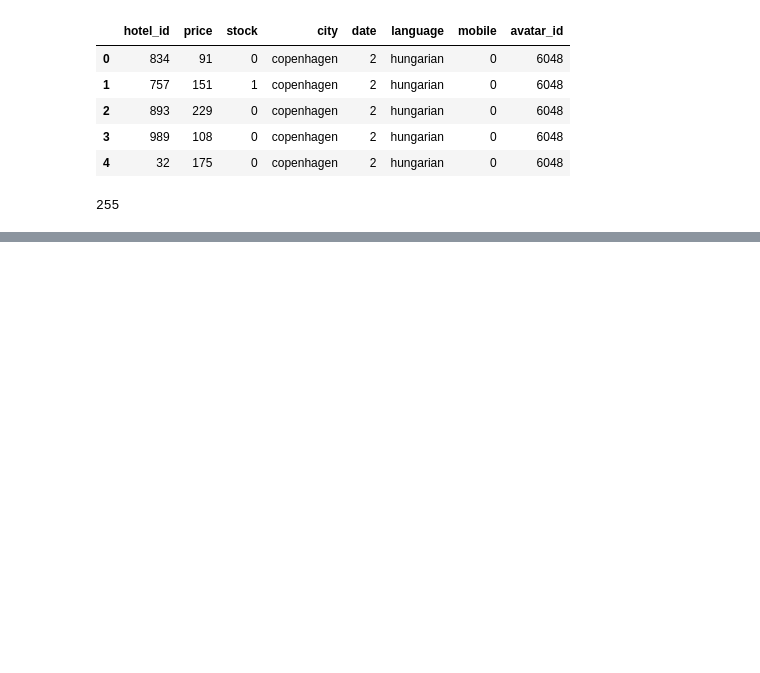
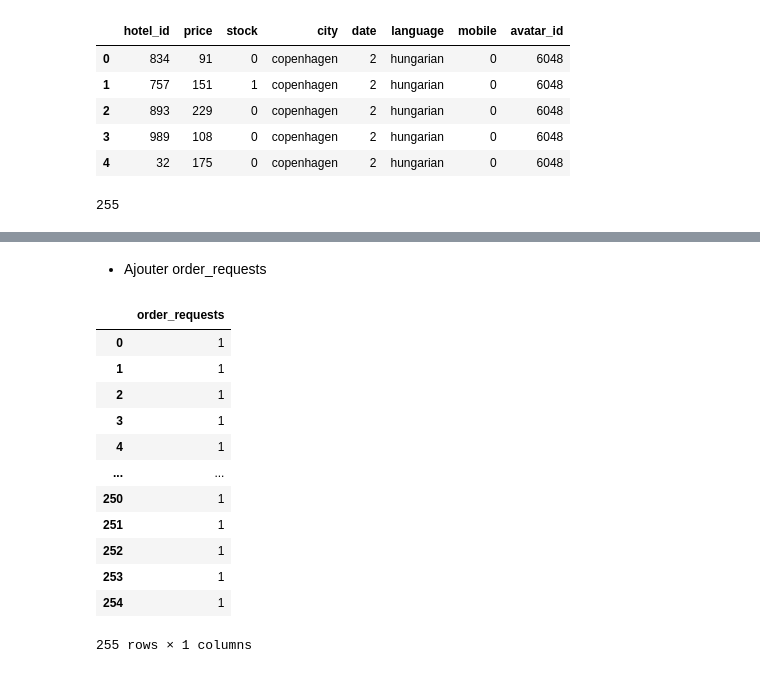
Before and after one commit to TryoenJ/Defi-IA, a Jupyter notebook: data.ipynb, the cells around one changed output, grey strips where cells are left out. Drawn from its saved outputs; the diff is of its cells as text; code cells hidden in the pictures; blank space fills up the shorter version.

```diff
--- a/data.ipynb
+++ b/data.ipynb
@@ -165,0 +166,20 @@ Name: city, Length: 255, dtype: object
+# %% [markdown]
+- Ajouter order_requests
+# %%
+order_requests = np.ones(len(CSV), dtype=int)
+order_requests = pd.DataFrame(order_requests,columns = ['order_requests'])
+order_requests
+# %% [output]
+|  | order_requests |
+| 0 | 1 |
+| 1 | 1 |
+| 2 | 1 |
+| 3 | 1 |
+| 4 | 1 |
+| ... | ... |
+| 250 | 1 |
+| 251 | 1 |
+| 252 | 1 |
+| 253 | 1 |
+| 254 | 1 |
+255 rows × 1 columns
```
Also changed, not shown: parts of 29 cells of this notebook.
